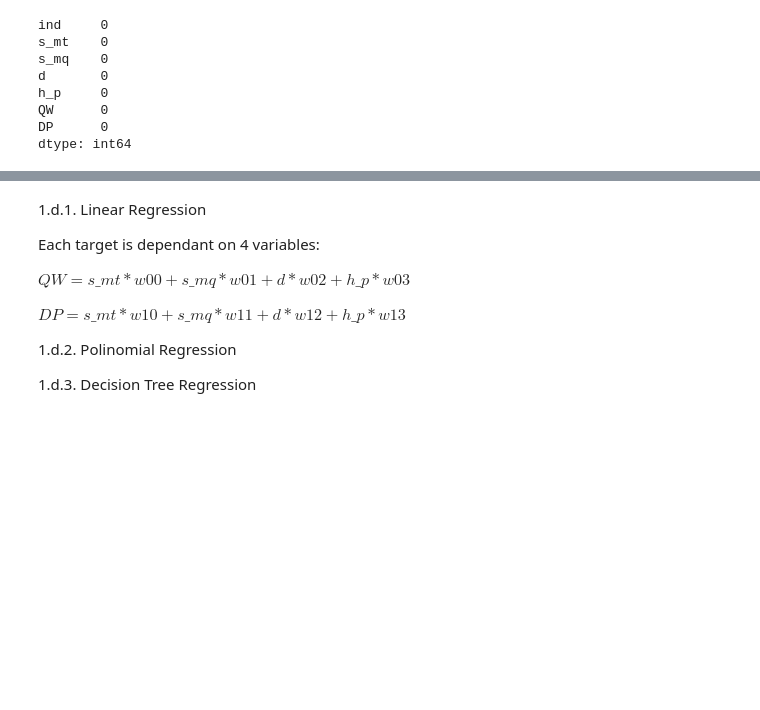
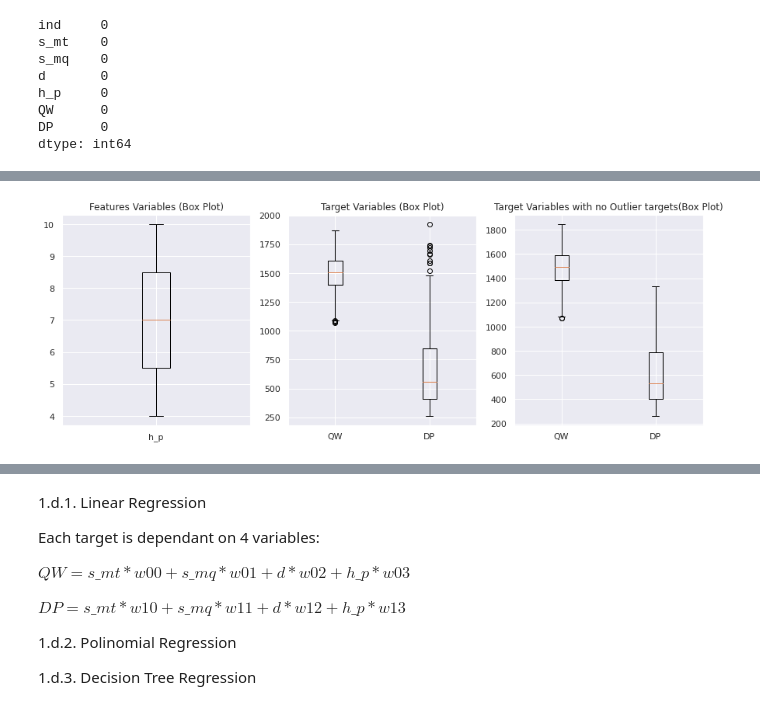
Before and after one commit to igorfed/Regression, a Jupyter notebook: huawei.ipynb, the cells around one changed output, grey strips where cells are left out. Saved outputs shown, nothing was run; the diff lists cells and outputs as text; code cells hidden in the pictures; blank space fills up the shorter version.

```diff
--- a/huawei.ipynb
+++ b/huawei.ipynb
@@ -194,2 +237,23 @@ dtype: int64
+# %%
+# Outlier Detection
+fig1 = plt.figure(figsize=(20, 5))
+
+ax10 = fig1.add_subplot(1,4, 1)
+ax10.boxplot(x=[ df[features[4]]],labels=[features[4]]) #df[features[1]], df[features[2]], df[features[3]],
+ax10.set_title('Features Variables (Box Plot)')
+ax11 = fig1.add_subplot(1,4, 2)
+#ax11.boxplot(x=[df[features[-2]]], labels=[features[-2]])
+ax11.boxplot(x=[df[features[-2]], df[features[-1]]], labels=features[-2:])
+ax11.set_title('Target Variables (Box Plot)')
+ax12 = fig1.add_subplot(1,4, 3)
+#ax11.boxplot(x=[df[features[-2]]], labels=[features[-2]])
+ax12.boxplot(x=[df1[features[-2]], df1[features[-1]]], labels=features[-2:])
+ax12.set_title('Target Variables with no Outlier targets(Box Plot)')
+
+plt.show()
+# So for DP All points above 1500, these are outliers. I will think what to do with this
+# So for QW All points below 1100, these are outliers. I will think what to do with this
+# %% [output]
+[figure, added]
 # %%
 # Some statistics
```
Also changed, not shown: parts of 51 cells of this notebook.
